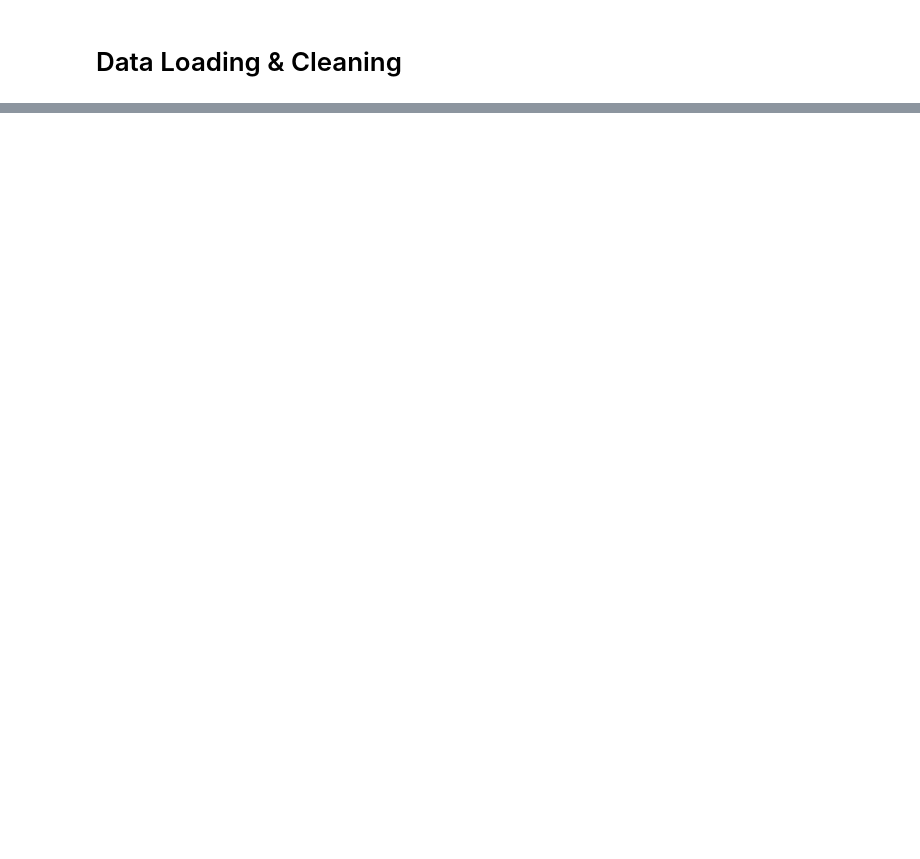
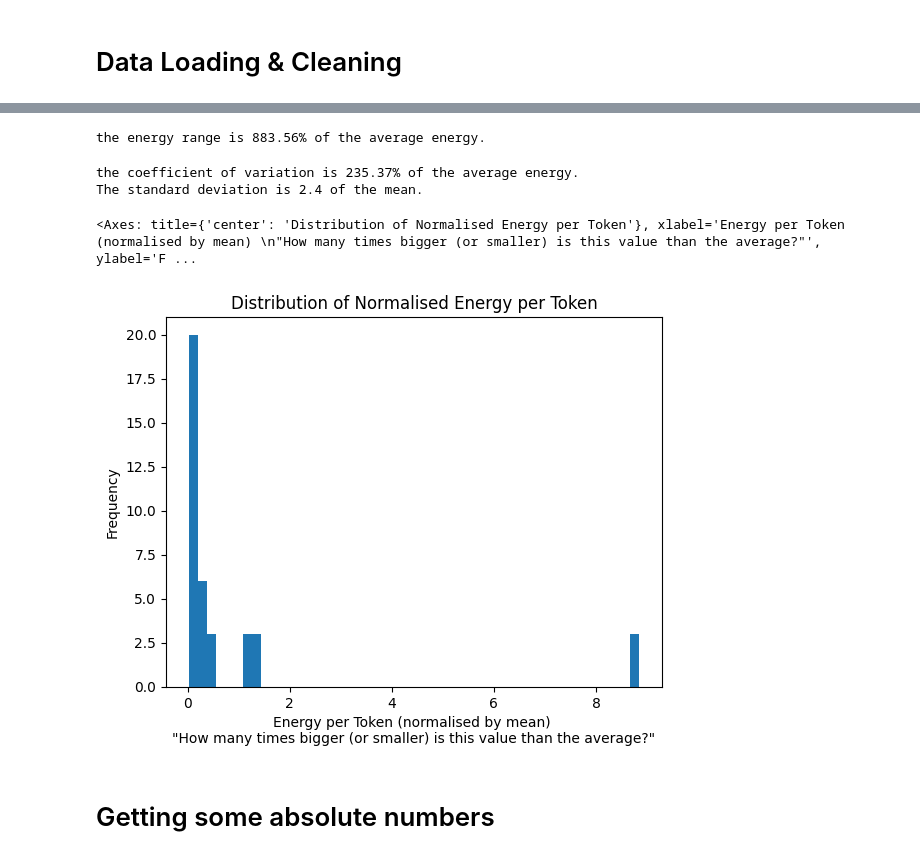
Before and after one commit to henrycgbaker/thesis_analysis, a Jupyter notebook: analysis_scenarios.ipynb, the cells around one changed output, grey strips where cells are left out. Drawn from its saved outputs; the diff is of its cells as text; code cells hidden in the pictures; blank space fills up the shorter version.

Commit message:
absolute numbers (first pass)

```diff
--- a/analysis_scenarios.ipynb
+++ b/analysis_scenarios.ipynb
@@ -36,0 +132,27 @@ flops_per_token: {np.float64(16949970993152.0): np.float64(1034544128.0), np.flo
+# %%
+range_ = df['energy_per_token_kwh'].max() - df['energy_per_token_kwh'].min()
+mean_ = df['energy_per_token_kwh'].mean()
+range_scaled = range_ / mean_
+print(f"the energy range is {range_scaled:.2%} of the average energy.")
+# %% [output]
+the energy range is 883.56% of the average energy.
+# %%
+cv = df['energy_per_token_kwh'].std() / df['energy_per_token_kwh'].mean()
+print(f"the coefficient of variation is {cv:.2%} of the average energy.")
+print(f"The standard deviation is {cv:.2} of the mean.")
+# %% [output]
+the coefficient of variation is 235.37% of the average energy.
+The standard deviation is 2.4 of the mean.
+# %%
+(df['energy_per_token_kwh'] / df['energy_per_token_kwh'].mean()).plot(
+    kind='hist',
+    bins=50,
+    title='Distribution of Normalised Energy per Token',
+    xlabel='Energy per Token (normalised by mean) \n"How many times bigger (or smaller) is this value than the average?"',
+    ylabel='Frequency'
+)
+# %% [output]
+<Axes: title={'center': 'Distribution of Normalised Energy per Token'}, xlabel='Energy per Token (normalised by mean) \n"How many times bigger (or smaller) is this value than the average?"', ylabel='F ...
+[figure, added]
+# %% [markdown]
+# Getting some absolute numbers
```
Also changed, not shown: parts of 13 cells of this notebook, 11 other files.
